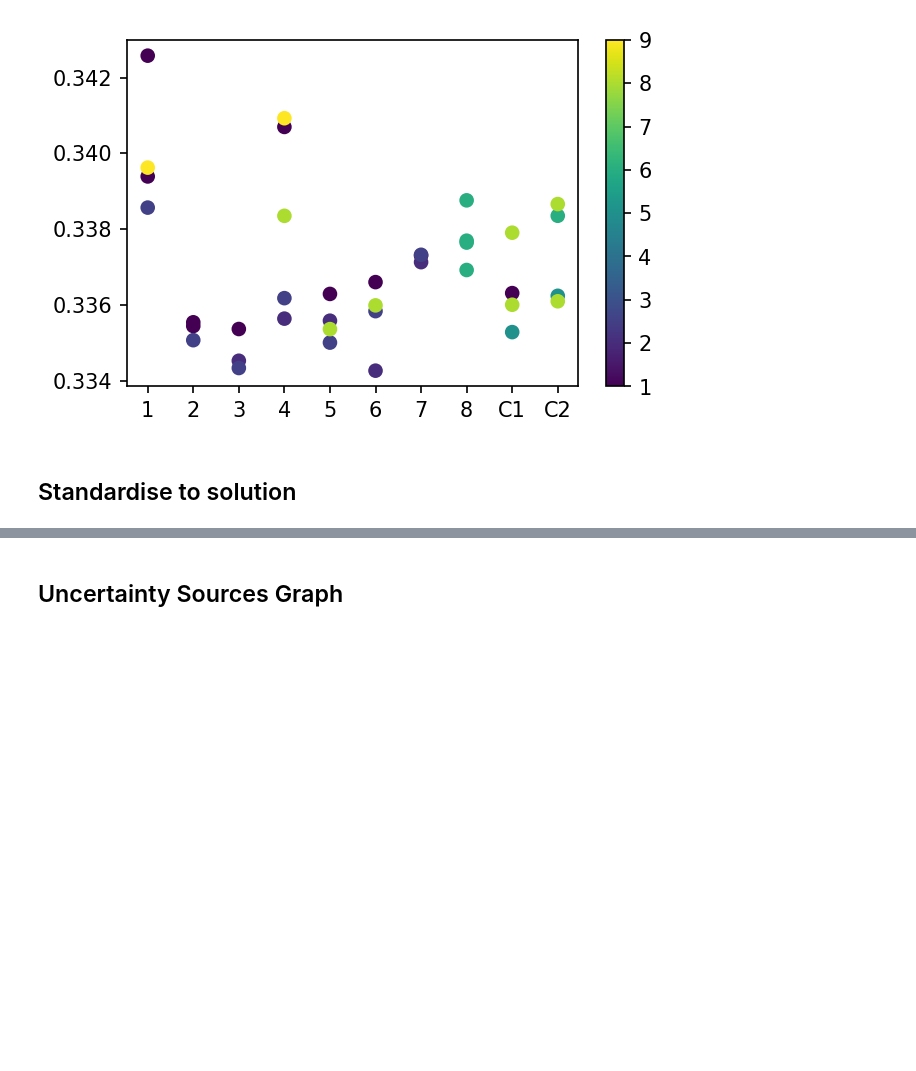
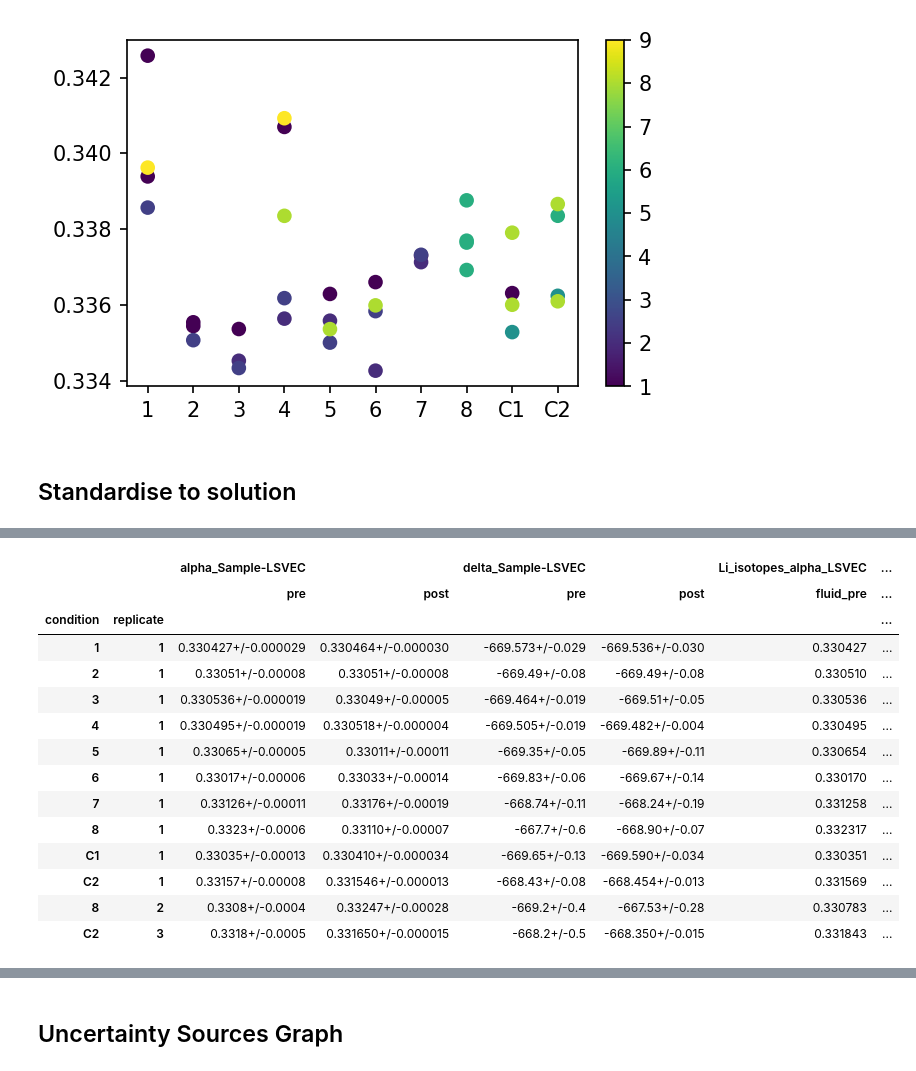
Before and after one commit to oscarbranson/supplementary, a Jupyter notebook: supplements/inorg_Li/00_NeptuneProcessing_r.ipynb, the cells around one changed output, grey strips where cells are left out. Cells and saved outputs as stored; diff of their text form; code cells hidden in the pictures; blank space fills up the shorter version.

```diff
--- a/supplements/inorg_Li/00_NeptuneProcessing_r.ipynb
+++ b/supplements/inorg_Li/00_NeptuneProcessing_r.ipynb
@@ -712,5 +309,23 @@ solns.index = pd.MultiIndex.from_tuples([(c, r) for c, r in solns.index.str.spli
 solns.loc[:, ('alpha_Sample-LSVEC', 'mean')] = solns.loc[:, 'alpha_Sample-LSVEC'].values.mean(1)
 solns.loc[:, ('delta_Sample-LSVEC', 'mean')] = solns.loc[:, 'delta_Sample-LSVEC'].values.mean(1)
 solns.sort_index(level=1, inplace=True)
+# %%
+solns
+# %% [output]
+|  |  | alpha_Sample-LSVEC |  | delta_Sample-LSVEC |  | Li_isotopes_alpha_LSVEC | ... |
+|  |  | pre | post | pre | post | fluid_pre | ... |
+| condition | replicate |  |  |  |  |  | ... |
+| 1 | 1 | 0.330427+/-0.000029 | 0.330464+/-0.000030 | -669.573+/-0.029 | -669.536+/-0.030 | 0.330427 | ... |
+| 2 | 1 | 0.33051+/-0.00008 | 0.33051+/-0.00008 | -669.49+/-0.08 | -669.49+/-0.08 | 0.330510 | ... |
+| 3 | 1 | 0.330536+/-0.000019 | 0.33049+/-0.00005 | -669.464+/-0.019 | -669.51+/-0.05 | 0.330536 | ... |
+| 4 | 1 | 0.330495+/-0.000019 | 0.330518+/-0.000004 | -669.505+/-0.019 | -669.482+/-0.004 | 0.330495 | ... |
+| 5 | 1 | 0.33065+/-0.00005 | 0.33011+/-0.00011 | -669.35+/-0.05 | -669.89+/-0.11 | 0.330654 | ... |
+| 6 | 1 | 0.33017+/-0.00006 | 0.33033+/-0.00014 | -669.83+/-0.06 | -669.67+/-0.14 | 0.330170 | ... |
+| 7 | 1 | 0.33126+/-0.00011 | 0.33176+/-0.00019 | -668.74+/-0.11 | -668.24+/-0.19 | 0.331258 | ... |
+| 8 | 1 | 0.3323+/-0.0006 | 0.33110+/-0.00007 | -667.7+/-0.6 | -668.90+/-0.07 | 0.332317 | ... |
+| C1 | 1 | 0.33035+/-0.00013 | 0.330410+/-0.000034 | -669.65+/-0.13 | -669.590+/-0.034 | 0.330351 | ... |
+| C2 | 1 | 0.33157+/-0.00008 | 0.331546+/-0.000013 | -668.43+/-0.08 | -668.454+/-0.013 | 0.331569 | ... |
+| 8 | 2 | 0.3308+/-0.0004 | 0.33247+/-0.00028 | -669.2+/-0.4 | -667.53+/-0.28 | 0.330783 | ... |
+| C2 | 3 | 0.3318+/-0.0005 | 0.331650+/-0.000015 | -668.2+/-0.5 | -668.350+/-0.015 | 0.331843 | ... |
 # %%
 solids.loc[:, ('alpha_Sample-LSVEC', 'soln')] = solns.loc[:, ('alpha_Sample-LSVEC', 'mean')]
```
Also changed, not shown: parts of 41 cells of this notebook.
